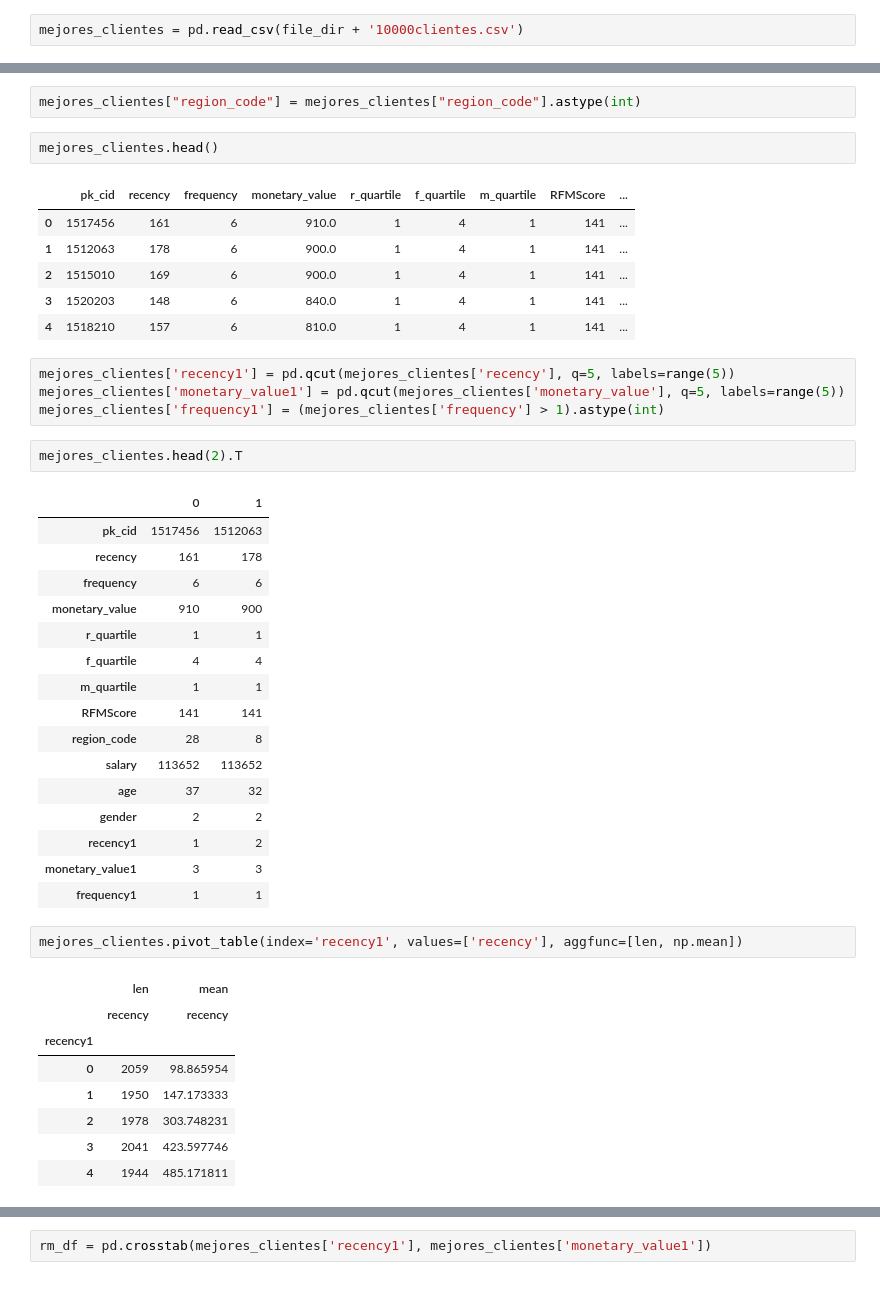
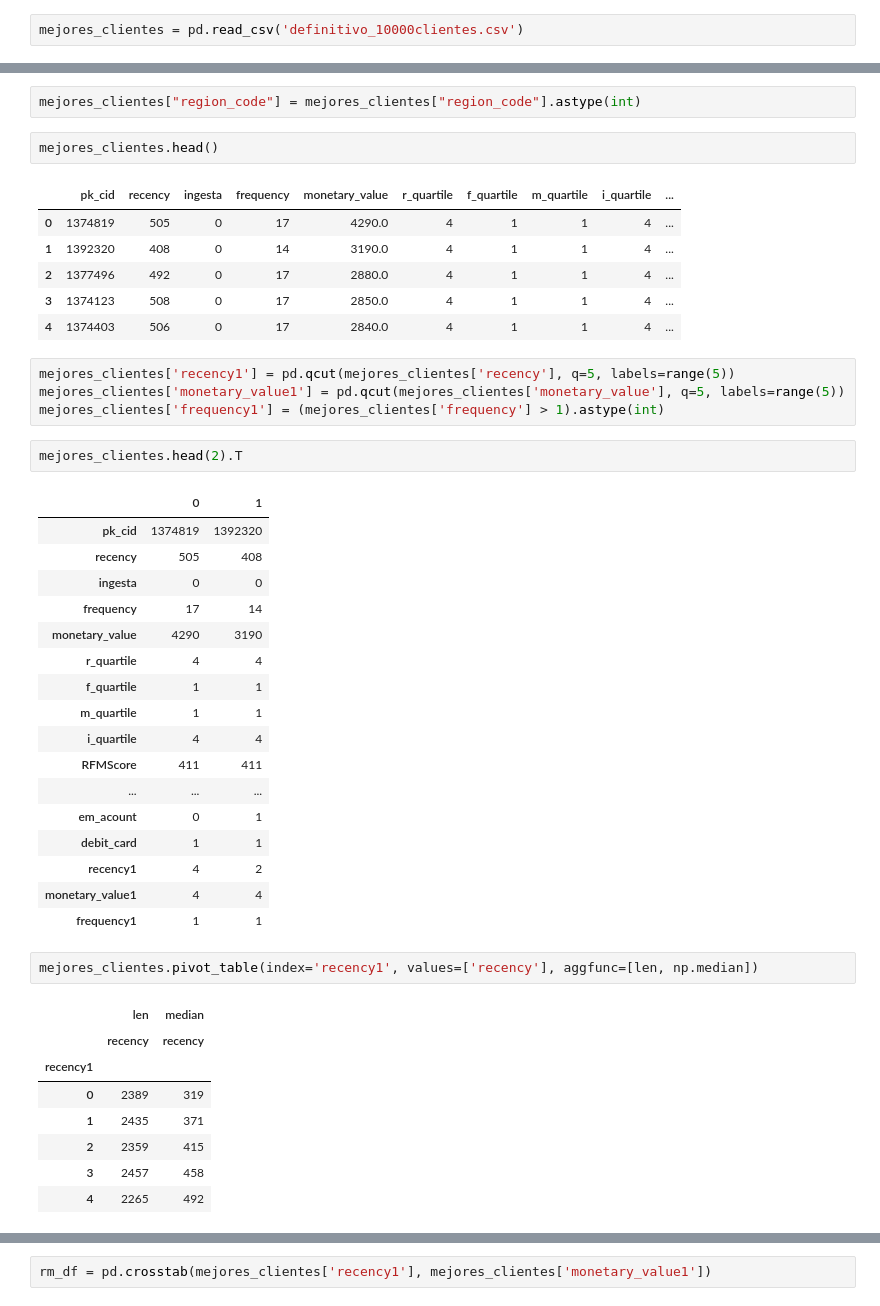
Before and after one commit to giannimaggiora/easyMoney, a Jupyter notebook: Personalizacion Campañas (1).ipynb, the cells around one changed output, grey strips where cells are left out. Saved outputs shown, nothing was run; the diff lists cells and outputs as text.

```diff
--- a/Personalizacion Campañas (1).ipynb
+++ b/Personalizacion Campañas (1).ipynb
@@ -22,7 +34,7 @@ from sklearn.cluster import KMeans
 # %%
 file_dir = ''
 # %%
-mejores_clientes = pd.read_csv(file_dir + '10000clientes.csv')
+mejores_clientes = pd.read_csv('definitivo_10000clientes.csv')
 # %%
 mejores_clientes.head()
 # %% [output]
@@ -43,12 +55,12 @@ mejores_clientes["region_code"] = mejores_clientes["region_code"].astype(int)
 # %%
 mejores_clientes.head()
 # %% [output]
-|  | pk_cid | recency | frequency | monetary_value | r_quartile | f_quartile | m_quartile | RFMScore | ... |
-| 0 | 1517456 | 161 | 6 | 910.0 | 1 | 4 | 1 | 141 | ... |
-| 1 | 1512063 | 178 | 6 | 900.0 | 1 | 4 | 1 | 141 | ... |
-| 2 | 1515010 | 169 | 6 | 900.0 | 1 | 4 | 1 | 141 | ... |
-| 3 | 1520203 | 148 | 6 | 840.0 | 1 | 4 | 1 | 141 | ... |
-| 4 | 1518210 | 157 | 6 | 810.0 | 1 | 4 | 1 | 141 | ... |
+|  | pk_cid | recency | ingesta | frequency | monetary_value | r_quartile | f_quartile | m_quartile | i_quartile | ... |
+| 0 | 1374819 | 505 | 0 | 17 | 4290.0 | 4 | 1 | 1 | 4 | ... |
+| 1 | 1392320 | 408 | 0 | 14 | 3190.0 | 4 | 1 | 1 | 4 | ... |
+| 2 | 1377496 | 492 | 0 | 17 | 2880.0 | 4 | 1 | 1 | 4 | ... |
+| 3 | 1374123 | 508 | 0 | 17 | 2850.0 | 4 | 1 | 1 | 4 | ... |
+| 4 | 1374403 | 506 | 0 | 17 | 2840.0 | 4 | 1 | 1 | 4 | ... |
 # %%
 mejores_clientes['recency1'] = pd.qcut(mejores_clientes['recency'], q=5, labels=range(5))
 mejores_clientes['monetary_value1'] = pd.qcut(mejores_clientes['monetary_value'], q=5, labels=range(5))
@@ -57,29 +69,30 @@ mejores_clientes['frequency1'] = (mejores_clientes['frequency'] > 1).astype(int)
 mejores_clientes.head(2).T
 # %% [output]
 |  | 0 | 1 |
-| pk_cid | 1517456 | 1512063 |
-| recency | 161 | 178 |
-| frequency | 6 | 6 |
-| monetary_value | 910 | 900 |
-| r_quartile | 1 | 1 |
-| f_quartile | 4 | 4 |
+| pk_cid | 1374819 | 1392320 |
+| recency | 505 | 408 |
+| ingesta | 0 | 0 |
+| frequency | 17 | 14 |
+| monetary_value | 4290 | 3190 |
+| r_quartile | 4 | 4 |
+| f_quartile | 1 | 1 |
 | m_quartile | 1 | 1 |
-| RFMScore | 141 | 141 |
-| region_code | 28 | 8 |
-| salary | 113652 | 113652 |
-| age | 37 | 32 |
-| gender | 2 | 2 |
-| recency1 | 1 | 2 |
-| monetary_value1 | 3 | 3 |
+| i_quartile | 4 | 4 |
+| RFMScore | 411 | 411 |
+| ... | ... | ... |
+| em_acount | 0 | 1 |
+| debit_card | 1 | 1 |
+| recency1 | 4 | 2 |
+| monetary_value1 | 4 | 4 |
 | frequency1 | 1 | 1 |
 # %%
-mejores_clientes.pivot_table(index='recency1', values=['recency'], aggfunc=[len, np.mean])
+mejores_clientes.pivot_table(index='recency1', values=['recency'], aggfunc=[len, np.median])
 # %% [output]
-|  | len | mean |
+|  | len | median |
 |  | recency | recency |
 | recency1 |  |  |
-| 0 | 2059 | 98.865954 |
-| 1 | 1950 | 147.173333 |
-| 2 | 1978 | 303.748231 |
-| 3 | 2041 | 423.597746 |
-| 4 | 1944 | 485.171811 |
+| 0 | 2389 | 319 |
+| 1 | 2435 | 371 |
+| 2 | 2359 | 415 |
+| 3 | 2457 | 458 |
+| 4 | 2265 | 492 |
```
Also changed, not shown: parts of 19 cells of this notebook.
